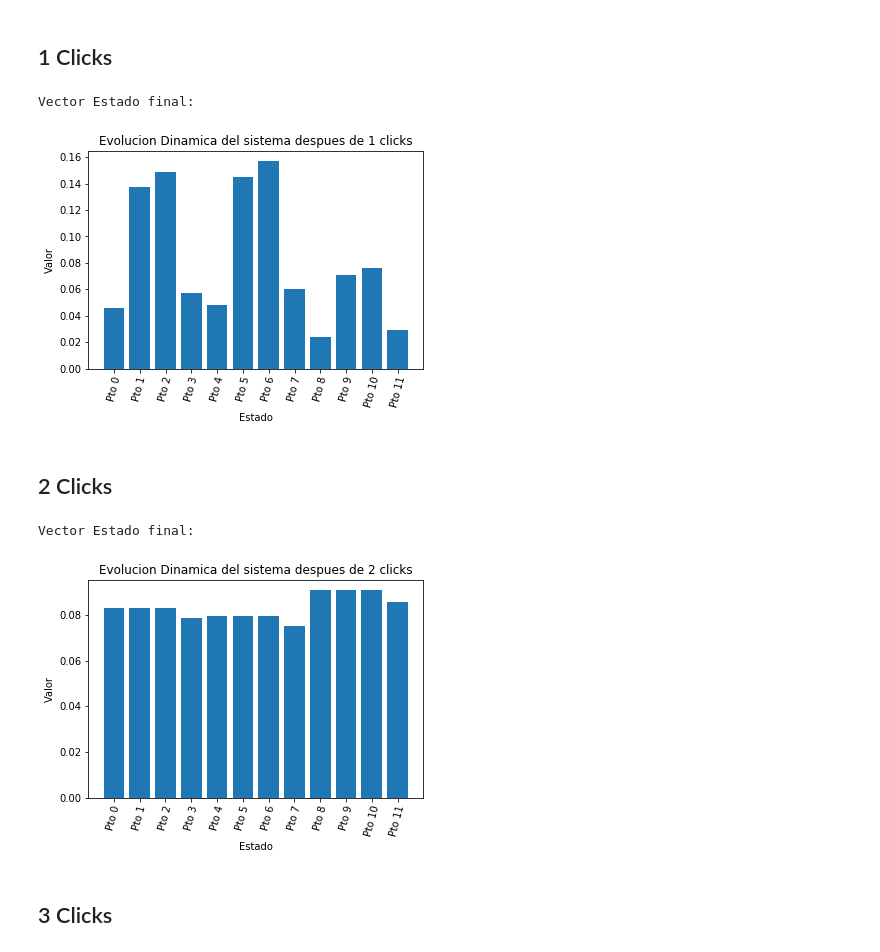
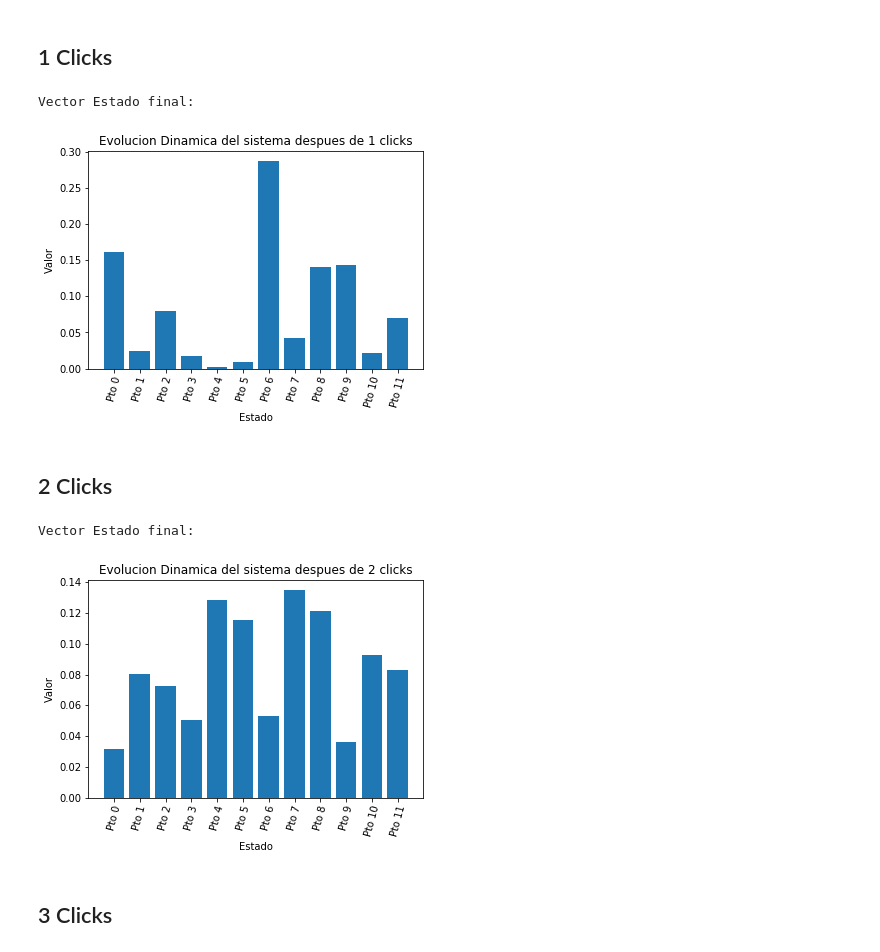
Before and after one commit to AriasAEnima/CNYT, a Jupyter notebook: Librerias/Pokemon.ipynb, the cells around one changed output. Cells and saved outputs as stored; diff of their text form; code cells hidden in the pictures.

```diff
--- a/Librerias/Pokemon.ipynb
+++ b/Librerias/Pokemon.ipynb
@@ -4,6 +4,7 @@
 from Simulador.simulador import resultado
 from Matriz_Compleja.libreriamatrices import prodtensorial as tens
 from Matriz_Compleja.libreriamatrices import matrizcompleja as mc
+
 personaje=mc([
     [(0,0),(0.61,0),(0.39,0)],
     [(0.5,0),(0.09,0),(0.41,0)],
@@ -15,7 +16,7 @@ posicion=mc([
     [(2/34,0),(3/34,0),(13/34,0),(16/34,0)],
     [(10/34,0),(11/34,0),(5/34,0),(8/34,0)]]
 )
-D=tens(personaje,posicion)
+D=tens(posicion,personaje)
 # %% [markdown]
 <img src="Pokemon/posicion.png" width="50%"/>
 $$ posicion=\begin{bmatrix} 7/34 & 14/34 & 4/34 & 9/34\\
@@ -52,17 +53,17 @@ Vector Estado final:
 # %% [markdown]
 ## 1 Clicks
 # %%
-resultado(D,I,1)
+r1=resultado(D,I,1)
 # %% [output]
 Vector Estado final:
-[figure, old version]
+[figure, new version]
 # %% [markdown]
 ## 2 Clicks
 # %%
-resultado(D,I,2)
+r2=resultado(D,I,2)
 # %% [output]
 Vector Estado final:
-[figure, old version]
+[figure, new version]
 # %% [markdown]
 ## 3 Clicks
 # %%
```
Also changed, not shown: parts of 9 cells of this notebook, 5 other files.
